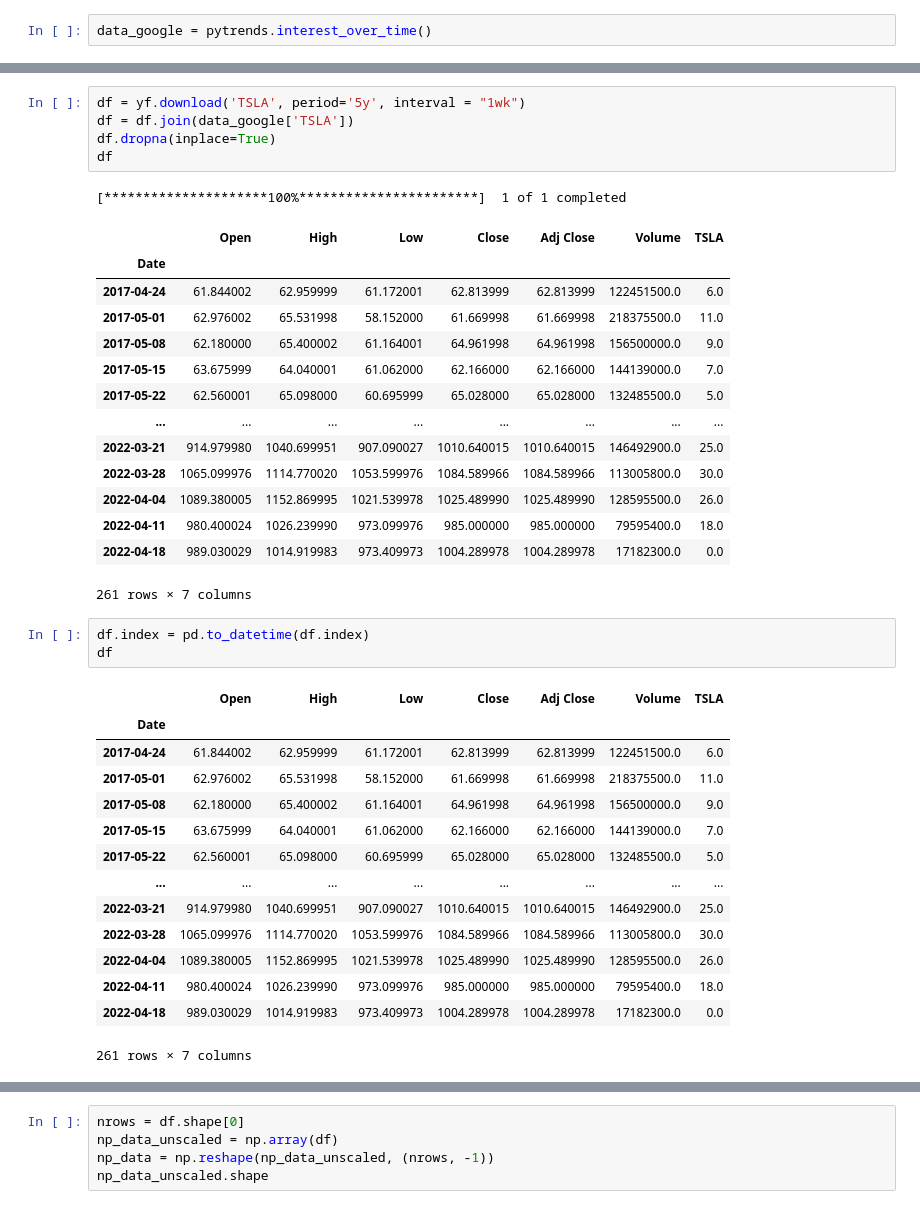
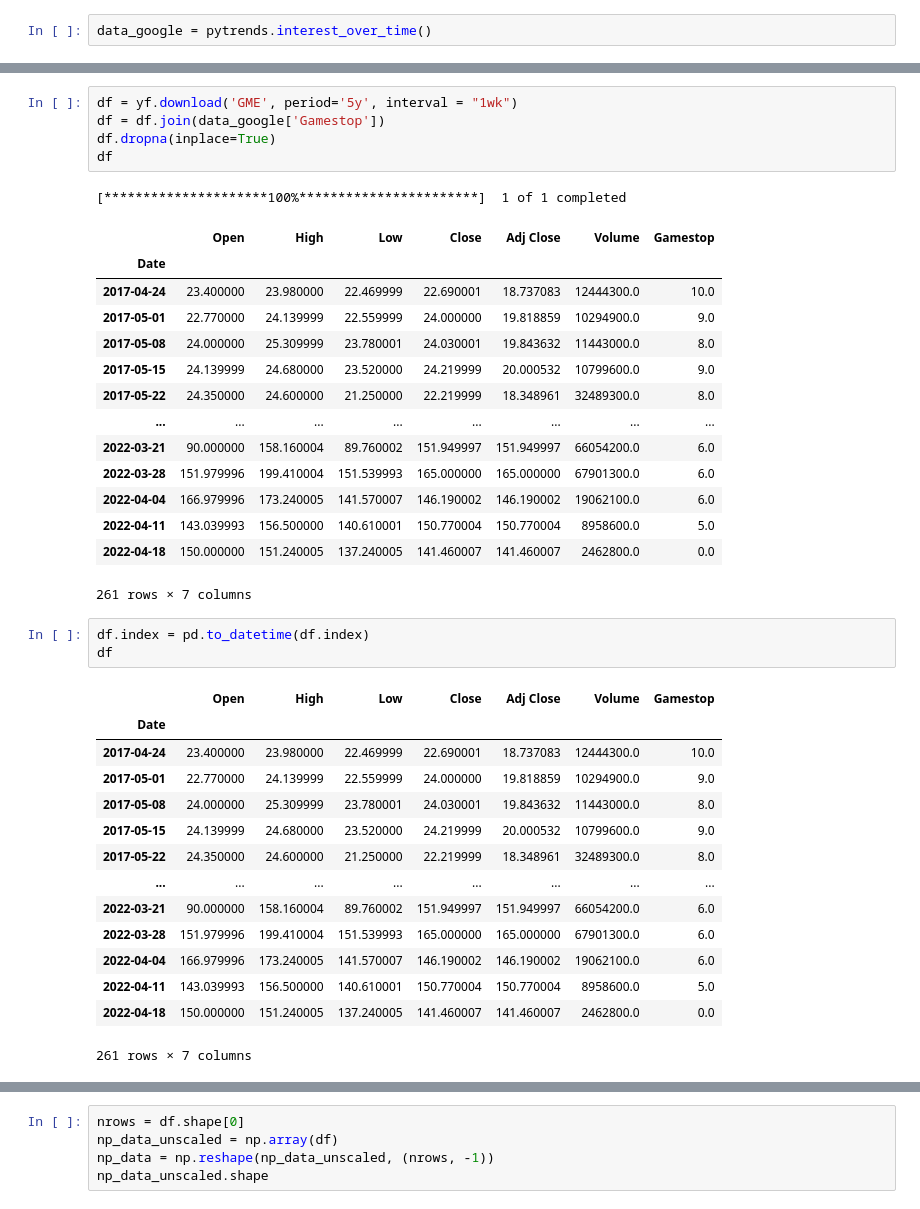
Before and after one commit to VidarSnjor/LV, a Jupyter notebook: Lokaverkefni.ipynb, the cells around one changed output, grey strips where cells are left out. Cells and saved outputs as stored; diff of their text form.

```diff
--- a/Lokaverkefni.ipynb
+++ b/Lokaverkefni.ipynb
@@ -96,43 +90,43 @@ data_google
 | 2022-04-18 | 0 | True |
 261 rows × 2 columns
 # %%
-df = yf.download('TSLA', period='5y', interval = "1wk")
-df = df.join(data_google['TSLA'])
+df = yf.download('GME', period='5y', interval = "1wk")
+df = df.join(data_google['Gamestop'])
 df.dropna(inplace=True)
 df
 # %% [output]
 [*********************100%***********************]  1 of 1 completed
-|  | Open | High | Low | Close | Adj Close | Volume | TSLA |
+|  | Open | High | Low | Close | Adj Close | Volume | Gamestop |
 | Date |  |  |  |  |  |  |  |
-| 2017-04-24 | 61.844002 | 62.959999 | 61.172001 | 62.813999 | 62.813999 | 122451500.0 | 6.0 |
-| 2017-05-01 | 62.976002 | 65.531998 | 58.152000 | 61.669998 | 61.669998 | 218375500.0 | 11.0 |
-| 2017-05-08 | 62.180000 | 65.400002 | 61.164001 | 64.961998 | 64.961998 | 156500000.0 | 9.0 |
-| 2017-05-15 | 63.675999 | 64.040001 | 61.062000 | 62.166000 | 62.166000 | 144139000.0 | 7.0 |
-| 2017-05-22 | 62.560001 | 65.098000 | 60.695999 | 65.028000 | 65.028000 | 132485500.0 | 5.0 |
+| 2017-04-24 | 23.400000 | 23.980000 | 22.469999 | 22.690001 | 18.737083 | 12444300.0 | 10.0 |
+| 2017-05-01 | 22.770000 | 24.139999 | 22.559999 | 24.000000 | 19.818859 | 10294900.0 | 9.0 |
+| 2017-05-08 | 24.000000 | 25.309999 | 23.780001 | 24.030001 | 19.843632 | 11443000.0 | 8.0 |
+| 2017-05-15 | 24.139999 | 24.680000 | 23.520000 | 24.219999 | 20.000532 | 10799600.0 | 9.0 |
+| 2017-05-22 | 24.350000 | 24.600000 | 21.250000 | 22.219999 | 18.348961 | 32489300.0 | 8.0 |
 | ... | ... | ... | ... | ... | ... | ... | ... |
-| 2022-03-21 | 914.979980 | 1040.699951 | 907.090027 | 1010.640015 | 1010.640015 | 146492900.0 | 25.0 |
-| 2022-03-28 | 1065.099976 | 1114.770020 | 1053.599976 | 1084.589966 | 1084.589966 | 113005800.0 | 30.0 |
-| 2022-04-04 | 1089.380005 | 1152.869995 | 1021.539978 | 1025.489990 | 1025.489990 | 128595500.0 | 26.0 |
-| 2022-04-11 | 980.400024 | 1026.239990 | 973.099976 | 985.000000 | 985.000000 | 79595400.0 | 18.0 |
-| 2022-04-18 | 989.030029 | 1014.919983 | 973.409973 | 1004.289978 | 1004.289978 | 17182300.0 | 0.0 |
+| 2022-03-21 | 90.000000 | 158.160004 | 89.760002 | 151.949997 | 151.949997 | 66054200.0 | 6.0 |
+| 2022-03-28 | 151.979996 | 199.410004 | 151.539993 | 165.000000 | 165.000000 | 67901300.0 | 6.0 |
+| 2022-04-04 | 166.979996 | 173.240005 | 141.570007 | 146.190002 | 146.190002 | 19062100.0 | 6.0 |
+| 2022-04-11 | 143.039993 | 156.500000 | 140.610001 | 150.770004 | 150.770004 | 8958600.0 | 5.0 |
+| 2022-04-18 | 150.000000 | 151.240005 | 137.240005 | 141.460007 | 141.460007 | 2462800.0 | 0.0 |
 261 rows × 7 columns
 # %%
 df.index = pd.to_datetime(df.index)
 df
 # %% [output]
-|  | Open | High | Low | Close | Adj Close | Volume | TSLA |
+|  | Open | High | Low | Close | Adj Close | Volume | Gamestop |
 | Date |  |  |  |  |  |  |  |
-| 2017-04-24 | 61.844002 | 62.959999 | 61.172001 | 62.813999 | 62.813999 | 122451500.0 | 6.0 |
-| 2017-05-01 | 62.976002 | 65.531998 | 58.152000 | 61.669998 | 61.669998 | 218375500.0 | 11.0 |
-| 2017-05-08 | 62.180000 | 65.400002 | 61.164001 | 64.961998 | 64.961998 | 156500000.0 | 9.0 |
-| 2017-05-15 | 63.675999 | 64.040001 | 61.062000 | 62.166000 | 62.166000 | 144139000.0 | 7.0 |
-| 2017-05-22 | 62.560001 | 65.098000 | 60.695999 | 65.028000 | 65.028000 | 132485500.0 | 5.0 |
+| 2017-04-24 | 23.400000 | 23.980000 | 22.469999 | 22.690001 | 18.737083 | 12444300.0 | 10.0 |
+| 2017-05-01 | 22.770000 | 24.139999 | 22.559999 | 24.000000 | 19.818859 | 10294900.0 | 9.0 |
+| 2017-05-08 | 24.000000 | 25.309999 | 23.780001 | 24.030001 | 19.843632 | 11443000.0 | 8.0 |
+| 2017-05-15 | 24.139999 | 24.680000 | 23.520000 | 24.219999 | 20.000532 | 10799600.0 | 9.0 |
+| 2017-05-22 | 24.350000 | 24.600000 | 21.250000 | 22.219999 | 18.348961 | 32489300.0 | 8.0 |
 | ... | ... | ... | ... | ... | ... | ... | ... |
-| 2022-03-21 | 914.979980 | 1040.699951 | 907.090027 | 1010.640015 | 1010.640015 | 146492900.0 | 25.0 |
-| 2022-03-28 | 1065.099976 | 1114.770020 | 1053.599976 | 1084.589966 | 1084.589966 | 113005800.0 | 30.0 |
-| 2022-04-04 | 1089.380005 | 1152.869995 | 1021.539978 | 1025.489990 | 1025.489990 | 128595500.0 | 26.0 |
-| 2022-04-11 | 980.400024 | 1026.239990 | 973.099976 | 985.000000 | 985.000000 | 79595400.0 | 18.0 |
-| 2022-04-18 | 989.030029 | 1014.919983 | 973.409973 | 1004.289978 | 1004.289978 | 17182300.0 | 0.0 |
+| 2022-03-21 | 90.000000 | 158.160004 | 89.760002 | 151.949997 | 151.949997 | 66054200.0 | 6.0 |
+| 2022-03-28 | 151.979996 | 199.410004 | 151.539993 | 165.000000 | 165.000000 | 67901300.0 | 6.0 |
+| 2022-04-04 | 166.979996 | 173.240005 | 141.570007 | 146.190002 | 146.190002 | 19062100.0 | 6.0 |
+| 2022-04-11 | 143.039993 | 156.500000 | 140.610001 | 150.770004 | 150.770004 | 8958600.0 | 5.0 |
+| 2022-04-18 | 150.000000 | 151.240005 | 137.240005 | 141.460007 | 141.460007 | 2462800.0 | 0.0 |
 261 rows × 7 columns
 # %%
 data_ext = df.copy()
```
Also changed, not shown: parts of 17 cells of this notebook.
